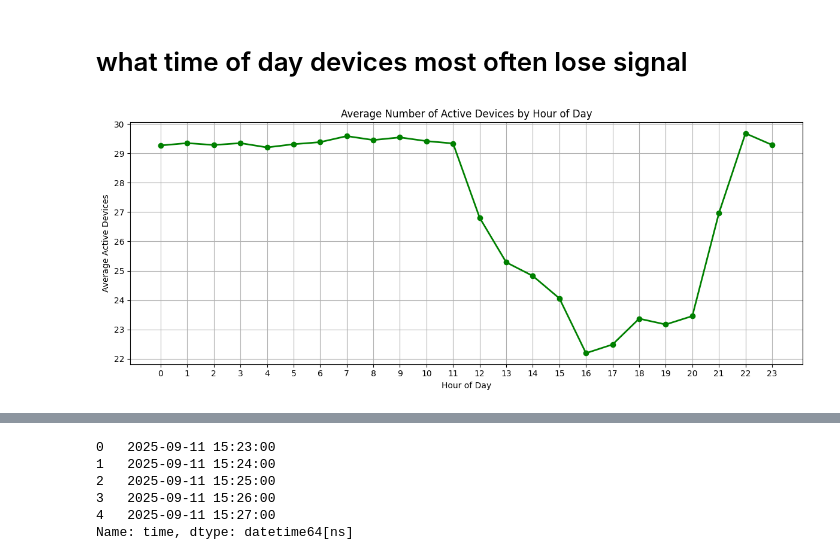
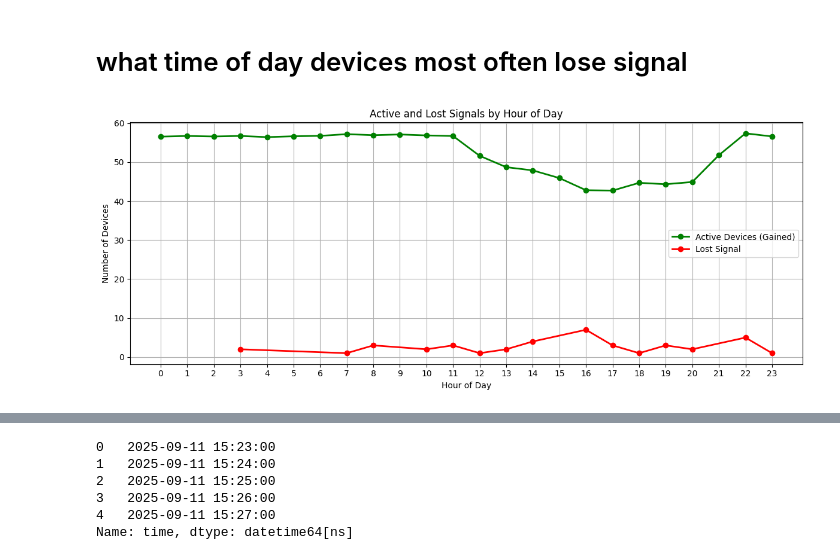
Before and after one commit to ralphrowel/jupyter-projects, a Jupyter notebook: datainterpretation/notebooks/datainterpret.ipynb, the cells around one changed output, grey strips where cells are left out. Drawn from its saved outputs; the diff is of its cells as text; code cells hidden in the pictures.

```diff
--- a/datainterpretation/notebooks/datainterpret.ipynb
+++ b/datainterpretation/notebooks/datainterpret.ipynb
@@ -38,15 +24,10 @@ Index(['time', 'Temperature 1', 'Battery 1', 'Signal 1', 'Temperature 2',
 # %% [markdown]
 # sort time
 # %%
-df['time'] = pd.to_datetime(
-    df['time'],
-    format='%B %d, %Y %I:%M %p',
-    errors='coerce'
-)
-df = df.sort_values('time')
-
-df['time'] = pd.to_datetime(df['time'], errors='coerce')
-df = df.sort_values('time')
+df.rename(columns={df.columns[0]: "time"}, inplace=True)
+df.columns = df.columns.str.strip().str.replace(" ", "_")
+df['time'] = pd.to_datetime(df['time'], format='%B %d, %Y %I:%M %p', errors='coerce')
+df = df.sort_values('time').reset_index(drop=True)
 # %% [markdown]
 # detect
 # %%
@@ -248,37 +239,39 @@ plt.show()
 # %% [markdown]
 # what time of day devices most often lose signal
 # %%
-import pandas as pd
-import matplotlib.pyplot as plt
-
-# --- Clean column names (remove spaces and standardize names) ---
-df.rename(columns={df.columns[0]: "time"}, inplace=True)
-df.columns = df.columns.str.strip().str.replace(" ", "_")
-
-# --- Convert time column to datetime ---
-df['time'] = pd.to_datetime(df['time'], errors='coerce')
-
 # --- Select all Signal columns ---
 signal_cols = [col for col in df.columns if "Signal" in col]
 
 # --- Count active devices (Signal > 0) per time ---
 df['active_devices'] = df[signal_cols].gt(0).sum(axis=1)
 
-# --- Extract hour of day ---
+# --- Detect lost signals (when a signal drops from >0 to 0) ---
+lost_mask = df[signal_cols].lt(df[signal_cols].shift()) & df[signal_cols].eq(0)
+df['lost_devices'] = lost_mask.any(axis=1)
+
+# --- Count lost devices per hour ---
 df['hour'] = df['time'].dt.hour
+lost_per_hour = df[df['lost_devices']].groupby('hour').size().reset_index(name='lost_count')
 
 # --- Average active devices per hour ---
 avg_active = df.groupby('hour')['active_devices'].mean().reset_index()
 
-# --- Plot ---
+# --- Plot both ---
 plt.figure(figsize=(12, 5))
-plt.plot(avg_active['hour'], avg_active['active_devices'], marker='o', linewidth=2, color='green')
-plt.title("Average Number of Active Devices by Hour of Day")
+
+# Green line: gained / active devices
+plt.plot(avg_active['hour'], avg_active['active_devices'], marker='o', linewidth=2, color='green', label='Active Devices (Gained)')
+
+# Red line: lost devices
+plt.plot(lost_per_hour['hour'], lost_per_hour['lost_count'], marker='o', linewidth=2, color='red', label='Lost Signal')
+
+plt.title("Active and Lost Signals by Hour of Day")
 plt.xlabel("Hour of Day")
-plt.ylabel("Average Active Devices")
+plt.ylabel("Number of Devices")
 plt.xticks(range(0, 24))
 plt.grid(True)
+plt.legend()
 plt.tight_layout()
 plt.show()
 # %% [output]
-[figure, old version]
+[figure, new version]
```
Also changed, not shown: parts of 14 cells of this notebook.
